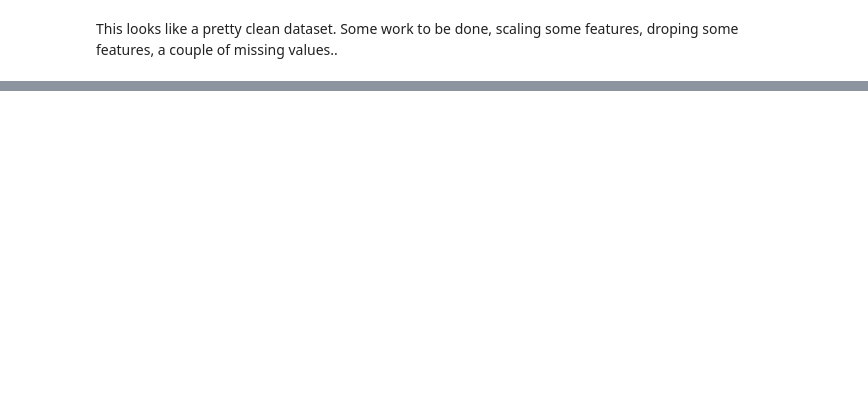
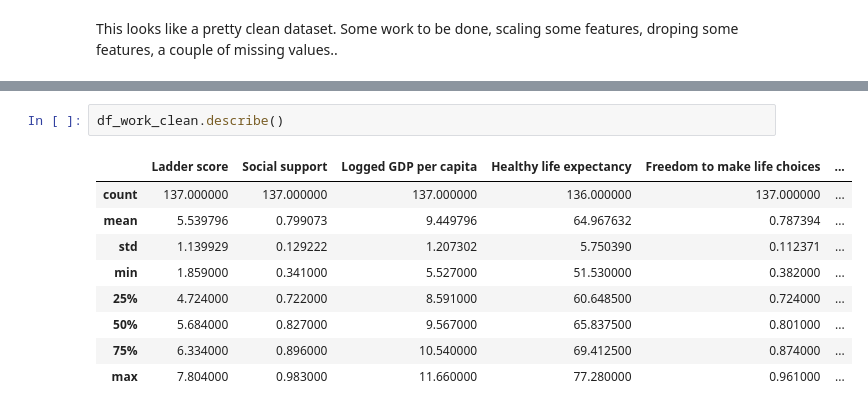
Before and after one commit to ionesh79/world-happiness, a Jupyter notebook: World Happiness Cluster.ipynb, the cells around one changed output, grey strips where cells are left out. Saved outputs shown, nothing was run; the diff lists cells and outputs as text; blank space fills up the shorter version.

```diff
--- a/World Happiness Cluster.ipynb
+++ b/World Happiness Cluster.ipynb
@@ -133,0 +153,12 @@ This looks like a pretty clean dataset. Some work to be done, scaling some featu
+# %%
+df_work_clean.describe()
+# %% [output]
+|  | Ladder score | Social support | Logged GDP per capita | Healthy life expectancy | Freedom to make life choices | ... |
+| count | 137.000000 | 137.000000 | 137.000000 | 136.000000 | 137.000000 | ... |
+| mean | 5.539796 | 0.799073 | 9.449796 | 64.967632 | 0.787394 | ... |
+| std | 1.139929 | 0.129222 | 1.207302 | 5.750390 | 0.112371 | ... |
+| min | 1.859000 | 0.341000 | 5.527000 | 51.530000 | 0.382000 | ... |
+| 25% | 4.724000 | 0.722000 | 8.591000 | 60.648500 | 0.724000 | ... |
+| 50% | 5.684000 | 0.827000 | 9.567000 | 65.837500 | 0.801000 | ... |
+| 75% | 6.334000 | 0.896000 | 10.540000 | 69.412500 | 0.874000 | ... |
+| max | 7.804000 | 0.983000 | 11.660000 | 77.280000 | 0.961000 | ... |
```
Also changed, not shown: parts of 8 cells of this notebook.
